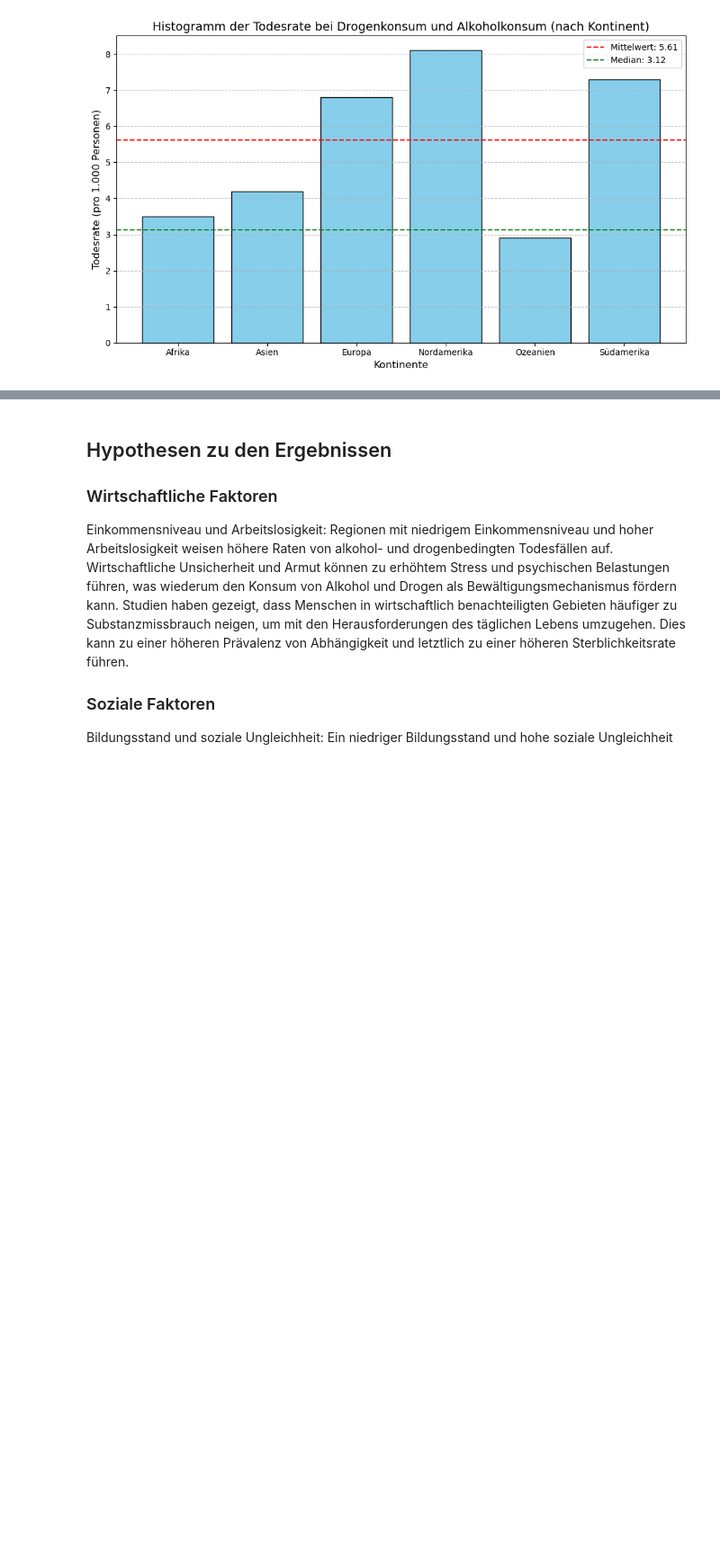
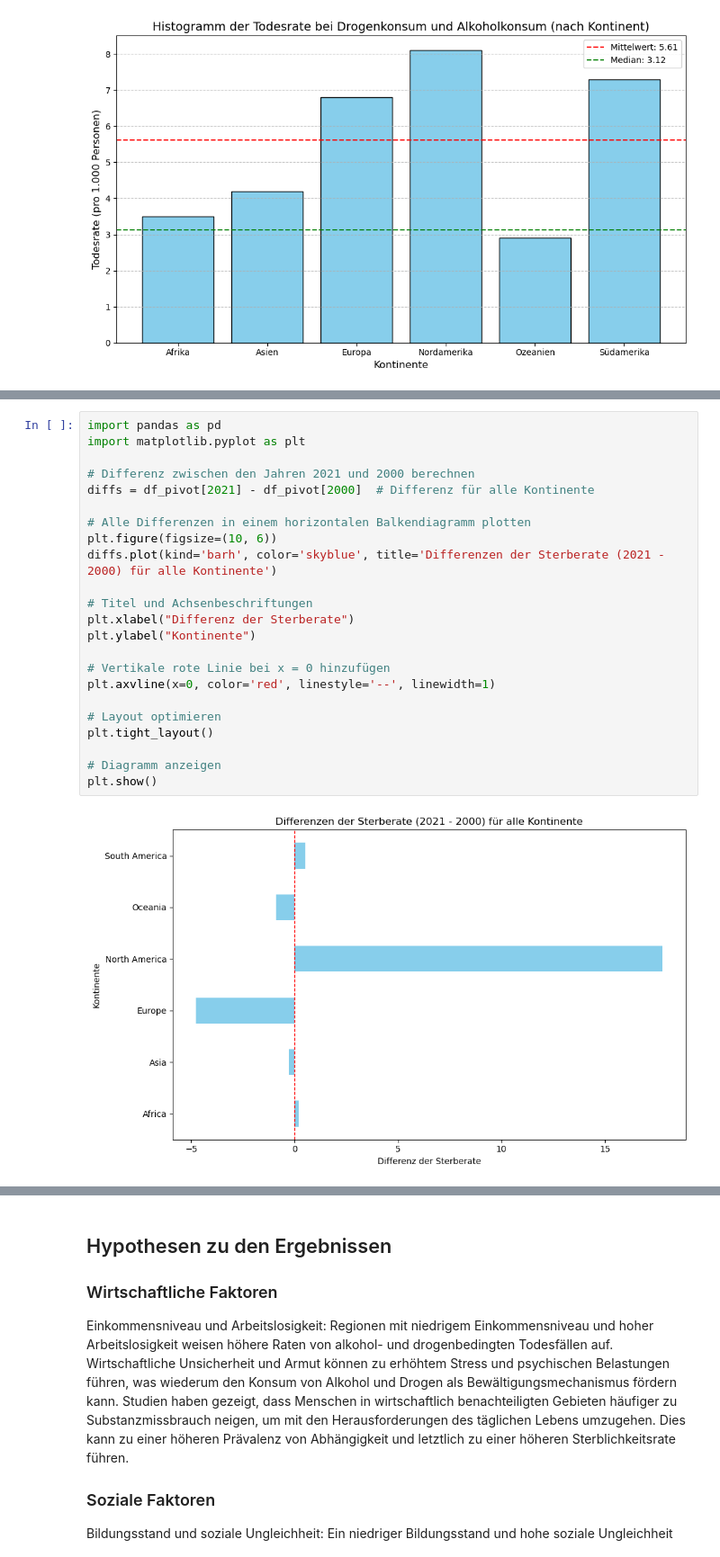
Before and after one commit to Joyce-ops/BMLD-LN2-Carmen-Mcqulat-Joyce, a Jupyter notebook: Leistungsnachweis 2.ipynb, the cells around one changed output, grey strips where cells are left out. Shown at 90% size. Drawn from its saved outputs; the diff is of its cells as text; blank space fills up the shorter version.

```diff
--- a/Leistungsnachweis 2.ipynb
+++ b/Leistungsnachweis 2.ipynb
@@ -532,0 +609,25 @@ plt.show()
+# %%
+import pandas as pd
+import matplotlib.pyplot as plt
+
+# Differenz zwischen den Jahren 2021 und 2000 berechnen
+diffs = df_pivot[2021] - df_pivot[2000]  # Differenz für alle Kontinente
+
+# Alle Differenzen in einem horizontalen Balkendiagramm plotten
+plt.figure(figsize=(10, 6))
+diffs.plot(kind='barh', color='skyblue', title='Differenzen der Sterberate (2021 - 2000) für alle Kontinente')
+
+# Titel und Achsenbeschriftungen
+plt.xlabel("Differenz der Sterberate")
+plt.ylabel("Kontinente")
+
+# Vertikale rote Linie bei x = 0 hinzufügen
+plt.axvline(x=0, color='red', linestyle='--', linewidth=1)
+
+# Layout optimieren
+plt.tight_layout()
+
+# Diagramm anzeigen
+plt.show()
+# %% [output]
+[figure, added]
```
Also changed, not shown: parts of 37 cells of this notebook.
